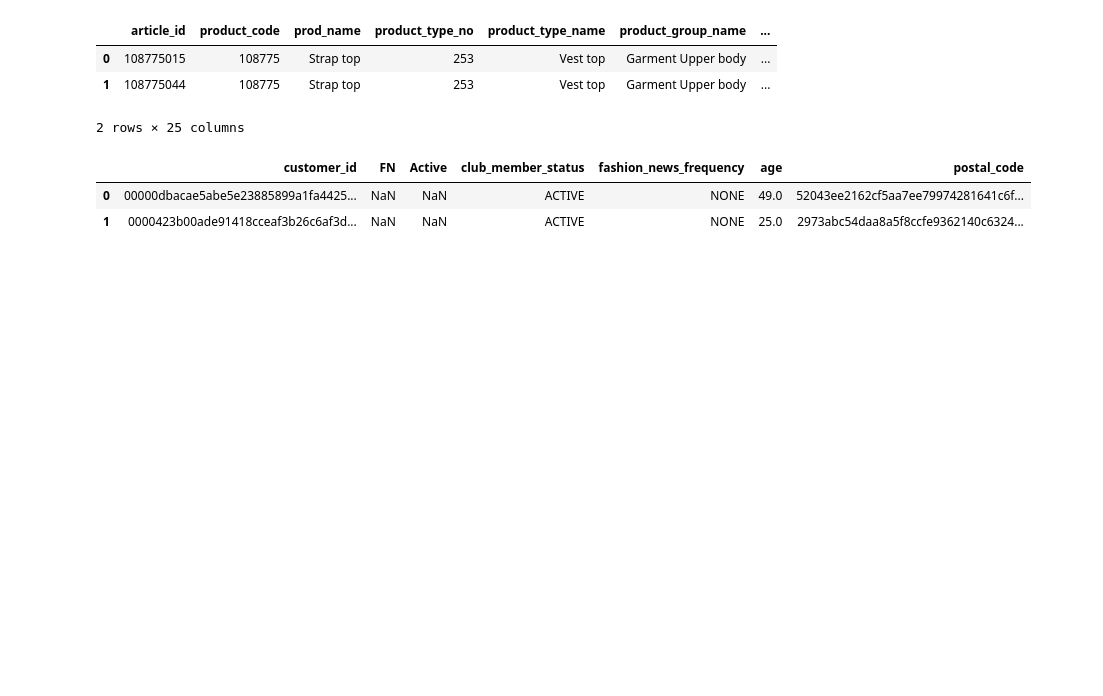
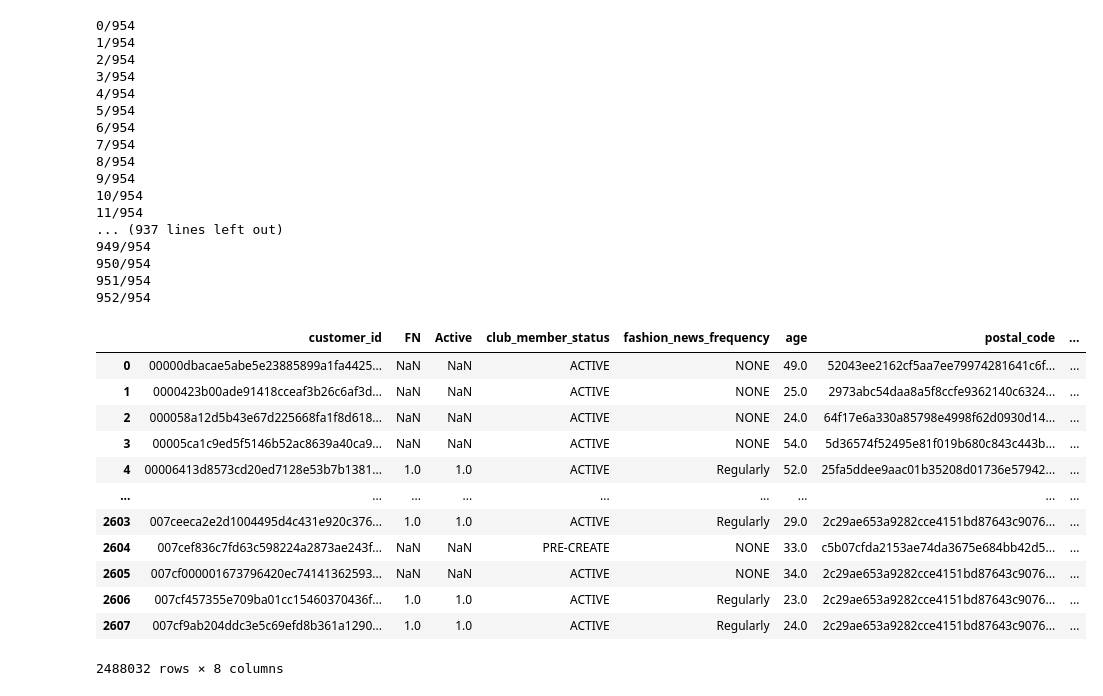
Before and after one commit to kid50901/H-M-Personalized-Fashion-Recommendations, a Jupyter notebook: try.ipynb, the cells around one changed output. Saved outputs shown, nothing was run; the diff lists cells and outputs as text; code cells hidden in the pictures; blank space fills up the shorter version.

Commit message:
use demo data try

```diff
--- a/try.ipynb
+++ b/try.ipynb
@@ -5,24 +6,44 @@ customers_metadata=pd.read_csv(r'.\data\customers.csv')
-# %%
-articles_metadata.head(2)
-# %% [output]
-|  | article_id | product_code | prod_name | product_type_no | product_type_name | product_group_name | ... |
-| 0 | 108775015 | 108775 | Strap top | 253 | Vest top | Garment Upper body | ... |
-| 1 | 108775044 | 108775 | Strap top | 253 | Vest top | Garment Upper body | ... |
-2 rows × 25 columns
-# %%
-customers_metadata.head(2)
-# %% [output]
-|  | customer_id | FN | Active | club_member_status | fashion_news_frequency | age | postal_code |
-| 0 | 00000dbacae5abe5e23885899a1fa4425... | NaN | NaN | ACTIVE | NONE | 49.0 | 52043ee2162cf5aa7ee79974281641c6f... |
-| 1 | 0000423b00ade91418cceaf3b26c6af3d... | NaN | NaN | ACTIVE | NONE | 25.0 | 2973abc54daa8a5f8ccfe9362140c6324... |
 # %%
 def combine_customers_data_and_article_ID_1element(article_id_list,customers_metadata,i):
-
     customers_metadata_element=customers_metadata.copy()
     customers_metadata_element['article_id']=article_id_list[i]
     return customers_metadata_element
 article_id_list=articles_metadata['article_id'].to_list()
-df=combine_customers_article_data_1element(articles_metadata,customers_metadata,0)
-for i in range(len(article_id_list)-1):
-    df=pd.concat([df, combine_customers_article_data_1element(articles_metadata,customers_metadata,i+1)])
-df
+# %%
+df=combine_customers_data_and_article_ID_1element(article_id_list,customers_metadata,0)
+# %%
+for i in range(len(article_id_list)-1):
+    print('{}/{}'.format(i,len(article_id_list)))
+    df=pd.concat([df, combine_customers_data_and_article_ID_1element(article_id_list,customers_metadata,i+1)])
+df
+# %% [output]
+0/954
+1/954
+2/954
+3/954
+4/954
+5/954
+6/954
+7/954
+8/954
+9/954
+10/954
+11/954
+... (937 lines left out)
+949/954
+950/954
+951/954
+952/954
+|  | customer_id | FN | Active | club_member_status | fashion_news_frequency | age | postal_code | ... |
+| 0 | 00000dbacae5abe5e23885899a1fa4425... | NaN | NaN | ACTIVE | NONE | 49.0 | 52043ee2162cf5aa7ee79974281641c6f... | ... |
+| 1 | 0000423b00ade91418cceaf3b26c6af3d... | NaN | NaN | ACTIVE | NONE | 25.0 | 2973abc54daa8a5f8ccfe9362140c6324... | ... |
+| 2 | 000058a12d5b43e67d225668fa1f8d618... | NaN | NaN | ACTIVE | NONE | 24.0 | 64f17e6a330a85798e4998f62d0930d14... | ... |
+| 3 | 00005ca1c9ed5f5146b52ac8639a40ca9... | NaN | NaN | ACTIVE | NONE | 54.0 | 5d36574f52495e81f019b680c843c443b... | ... |
+| 4 | 00006413d8573cd20ed7128e53b7b1381... | 1.0 | 1.0 | ACTIVE | Regularly | 52.0 | 25fa5ddee9aac01b35208d01736e57942... | ... |
+| ... | ... | ... | ... | ... | ... | ... | ... | ... |
+| 2603 | 007ceeca2e2d1004495d4c431e920c376... | 1.0 | 1.0 | ACTIVE | Regularly | 29.0 | 2c29ae653a9282cce4151bd87643c9076... | ... |
+| 2604 | 007cef836c7fd63c598224a2873ae243f... | NaN | NaN | PRE-CREATE | NONE | 33.0 | c5b07cfda2153ae74da3675e684bb42d5... | ... |
+| 2605 | 007cf000001673796420ec74141362593... | NaN | NaN | ACTIVE | NONE | 34.0 | 2c29ae653a9282cce4151bd87643c9076... | ... |
+| 2606 | 007cf457355e709ba01cc15460370436f... | 1.0 | 1.0 | ACTIVE | Regularly | 23.0 | 2c29ae653a9282cce4151bd87643c9076... | ... |
+| 2607 | 007cf9ab204ddc3e5c69efd8b361a1290... | 1.0 | 1.0 | ACTIVE | Regularly | 24.0 | 2c29ae653a9282cce4151bd87643c9076... | ... |
+2488032 rows × 8 columns
```
Also changed, not shown: parts of 9 cells of this notebook, 3 other files.
